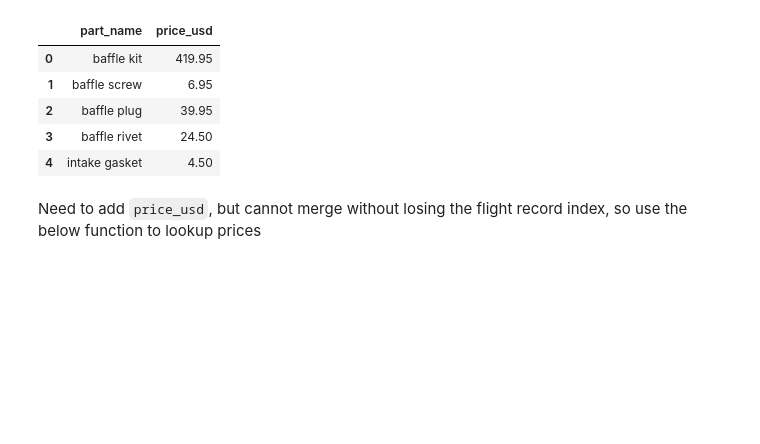
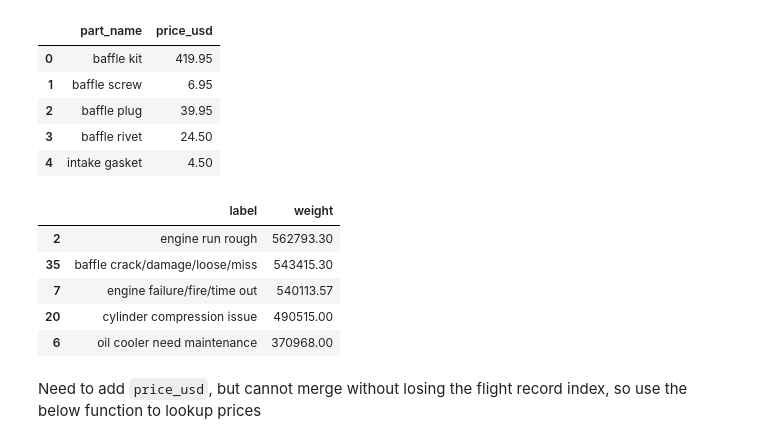
Before and after one commit to 4garriga/flights, a Jupyter notebook: src/eda.ipynb, the cells around one changed output. Drawn from its saved outputs; the diff is of its cells as text; code cells hidden in the pictures; blank space fills up the shorter version.

Commit message:
adding cost-weighted labels

```diff
--- a/src/eda.ipynb
+++ b/src/eda.ipynb
@@ -278,6 +278,31 @@ prices_df.head()
 | 2 | baffle plug | 39.95 |
 | 3 | baffle rivet | 24.50 |
 | 4 | intake gasket | 4.50 |
+# %%
+# Return cost-weighted maintenance labels
+label_counts = flight_header_df["label"].value_counts()
+
+weighted_labels = []
+for label in flight_header_df["label"].unique():
+    # get price
+    part_name = categorize_part(label)
+    mask = prices_df["part_name"] == part_name
+    price_usd = prices_df.loc[mask, "price_usd"].item()
+
+    # mutliply price_usd * frequency
+    frequency = label_counts[label]
+    weighted_labels.append({"label": label, "weight": price_usd * frequency})
+
+# to df
+weighted_labels_df = pd.DataFrame(weighted_labels)
+weighted_labels_df.sort_values(by="weight", ascending=False).head(5)
+# %% [output]
+|  | label | weight |
+| 2 | engine run rough | 562793.30 |
+| 35 | baffle crack/damage/loose/miss | 543415.30 |
+| 7 | engine failure/fire/time out | 540113.57 |
+| 20 | cylinder compression issue | 490515.00 |
+| 6 | oil cooler need maintenance | 370968.00 |
 # %% [markdown]
 Need to add `price_usd`, but cannot merge without losing the flight record index, so use the below function to lookup prices
 # %%
```
